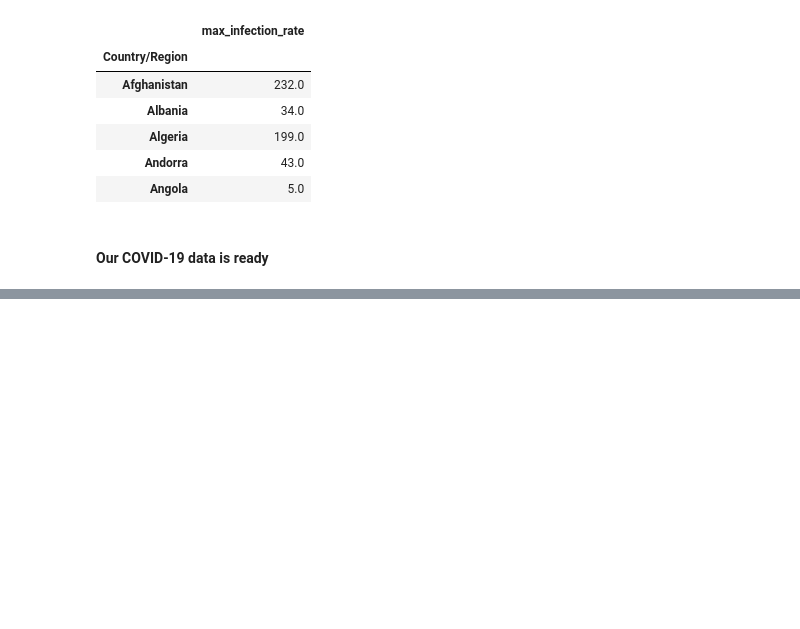
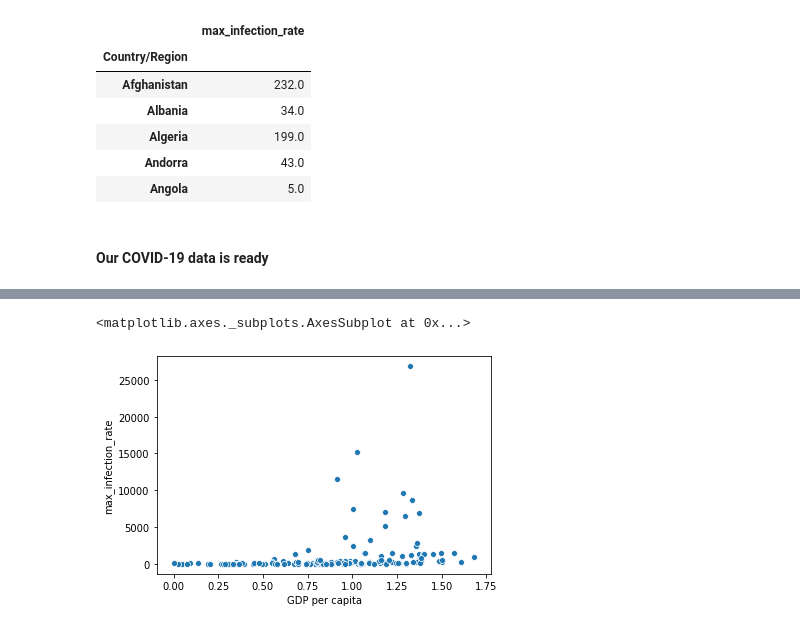
Before and after one commit to thisiskartikgupta/COVID_and_Happiness, a Jupyter notebook: covid19_and_happiness_data_analysis.ipynb, the cells around one changed output, grey strips where cells are left out. Drawn from its saved outputs; the diff is of its cells as text; code cells hidden in the pictures; blank space fills up the shorter version.

Commit message:
Completed the analysis
Performed an inner join with Happiness Report of the covid19 data we cleaned on last commit .

```diff
--- a/covid19_and_happiness_data_analysis.ipynb
+++ b/covid19_and_happiness_data_analysis.ipynb
@@ -172,3 +172,7 @@ covid19_data.head()
 | Angola | 5.0 |
 # %% [markdown]
 #### Our COVID-19 data is ready
+# %%
+# Importing and reading World Happiness index
+happiness_report_csv = Pandas.read_csv("worldwide_happiness_report.csv")
+happiness_report_csv.head()
@@ -174,0 +186,4 @@ covid19_data.head()
+# %%
+# Cleaning data (dropping useless columns)
+happiness_report_csv.drop(["Overall rank","Score","Generosity","Perceptions of corruption"], axis=1, inplace=True)
+happiness_report_csv.head()
@@ -174,0 +197,4 @@ covid19_data.head()
+# %%
+# setting country name as index ( This makes things more feasible)
+happiness_report_csv.set_index("Country or region", inplace=True)
+happiness_report_csv.head()
@@ -174,0 +238,4 @@ covid19_data.head()
+# %%
+# We need to perform an inner join in this case as the number of contries do not match.
+maindata = covid19_data.join(happiness_report_csv,how="inner")
+maindata.head()
@@ -174,0 +259,10 @@ covid19_data.head()
+# %%
+# We get a very interesting result from the above matrix .
+# There is positive correlation between all the parameters.
+# Now we need to visualize the data.
+xAxis = maindata["GDP per capita"]
+yAxis = maindata["max_infection_rate"]
+Seaborn.scatterplot(xAxis,yAxis)
+# %% [output]
+<matplotlib.axes._subplots.AxesSubplot at 0x...>
+[figure, added]
```
Also changed, not shown: parts of 18 cells of this notebook.
